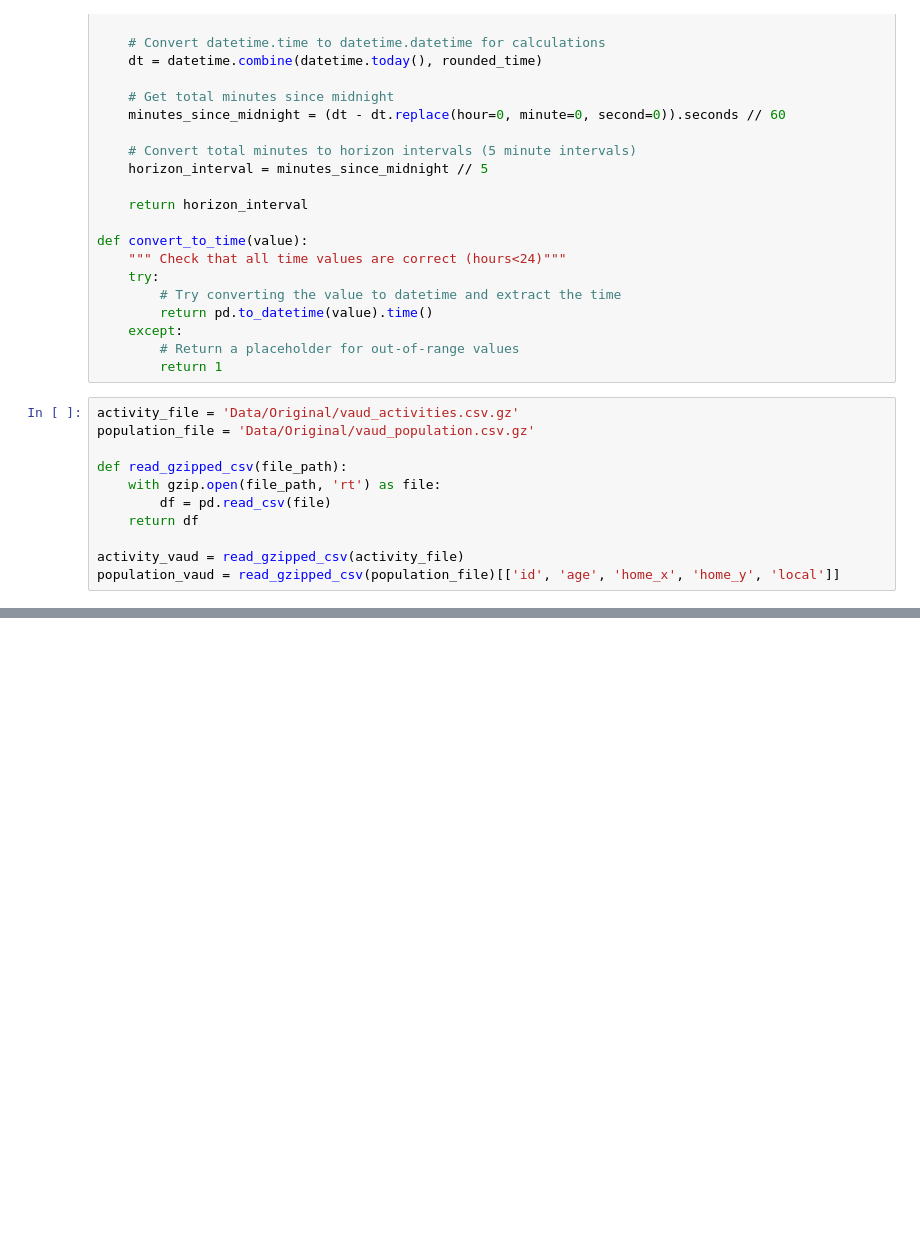
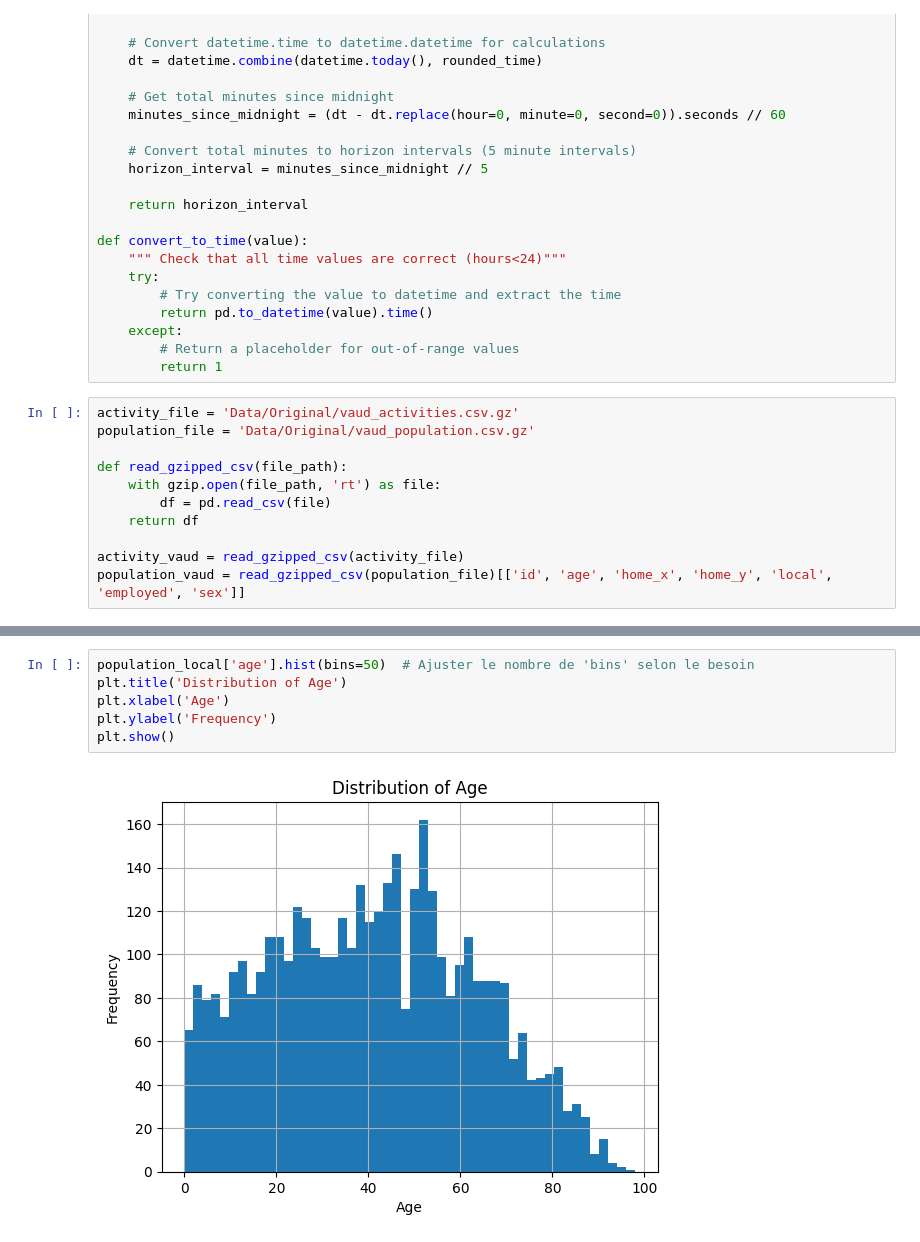
Before and after one commit to phellich/scheduling, a Jupyter notebook: Distributions.ipynb, the cells around one changed output, grey strips where cells are left out. Saved outputs shown, nothing was run; the diff lists cells and outputs as text; blank space fills up the shorter version.

```diff
--- a/Distributions.ipynb
+++ b/Distributions.ipynb
@@ -55,7 +57,7 @@ def read_gzipped_csv(file_path):
     return df
 
 activity_vaud = read_gzipped_csv(activity_file)
-population_vaud = read_gzipped_csv(population_file)[['id', 'age', 'home_x', 'home_y', 'local']]
+population_vaud = read_gzipped_csv(population_file)[['id', 'age', 'home_x', 'home_y', 'local', 'employed', 'sex']]
 # %%
 population_local = population_vaud[population_vaud['local'] == LOCAL]
 population_local_ids = population_local['id'].unique()
@@ -153,0 +179,8 @@ Nombre de travailleurs dans l'établissement choisi : 139
+# %%
+population_local['age'].hist(bins=50)  # Ajuster le nombre de 'bins' selon le besoin
+plt.title('Distribution of Age')
+plt.xlabel('Age')
+plt.ylabel('Frequency')
+plt.show()
+# %% [output]
+[figure, added]
```
Also changed, not shown: parts of 17 cells of this notebook, 7 other files.
